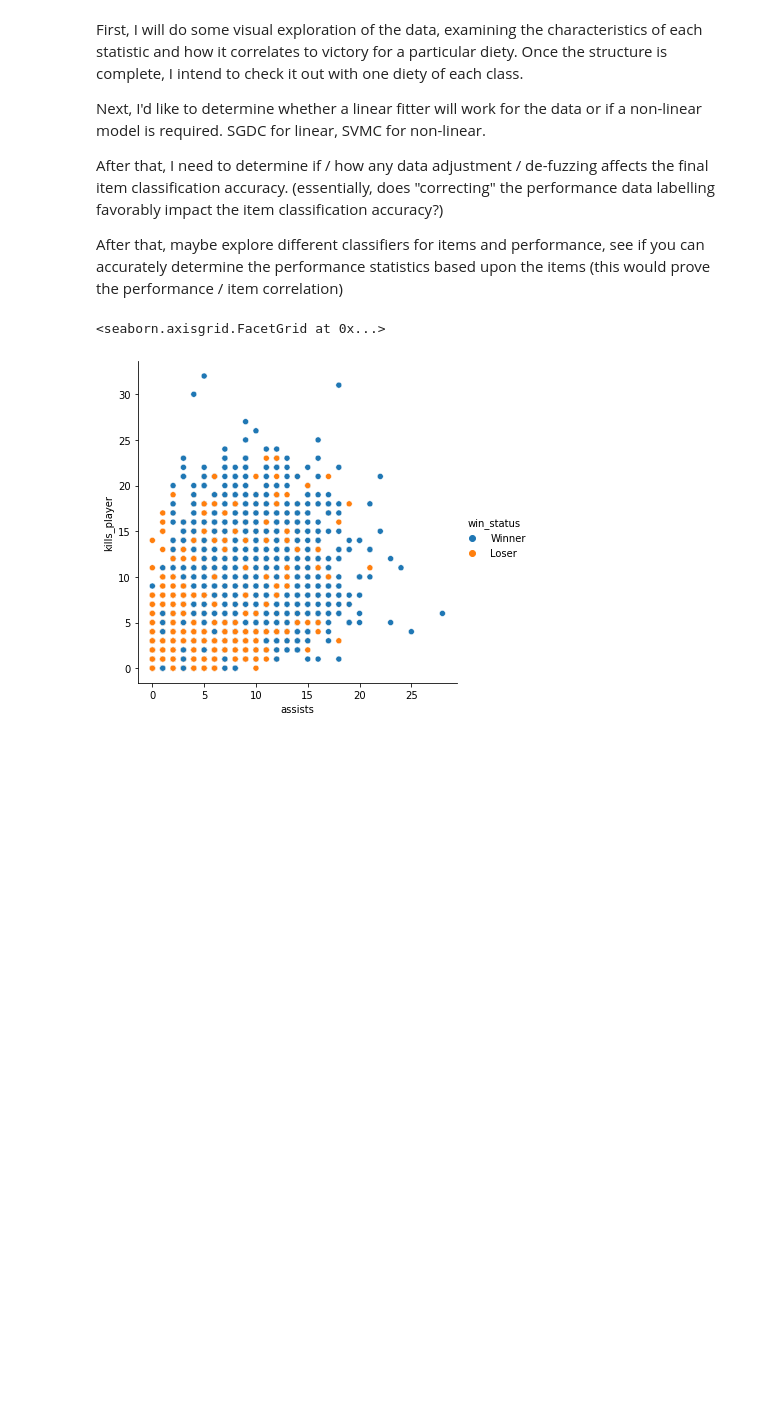
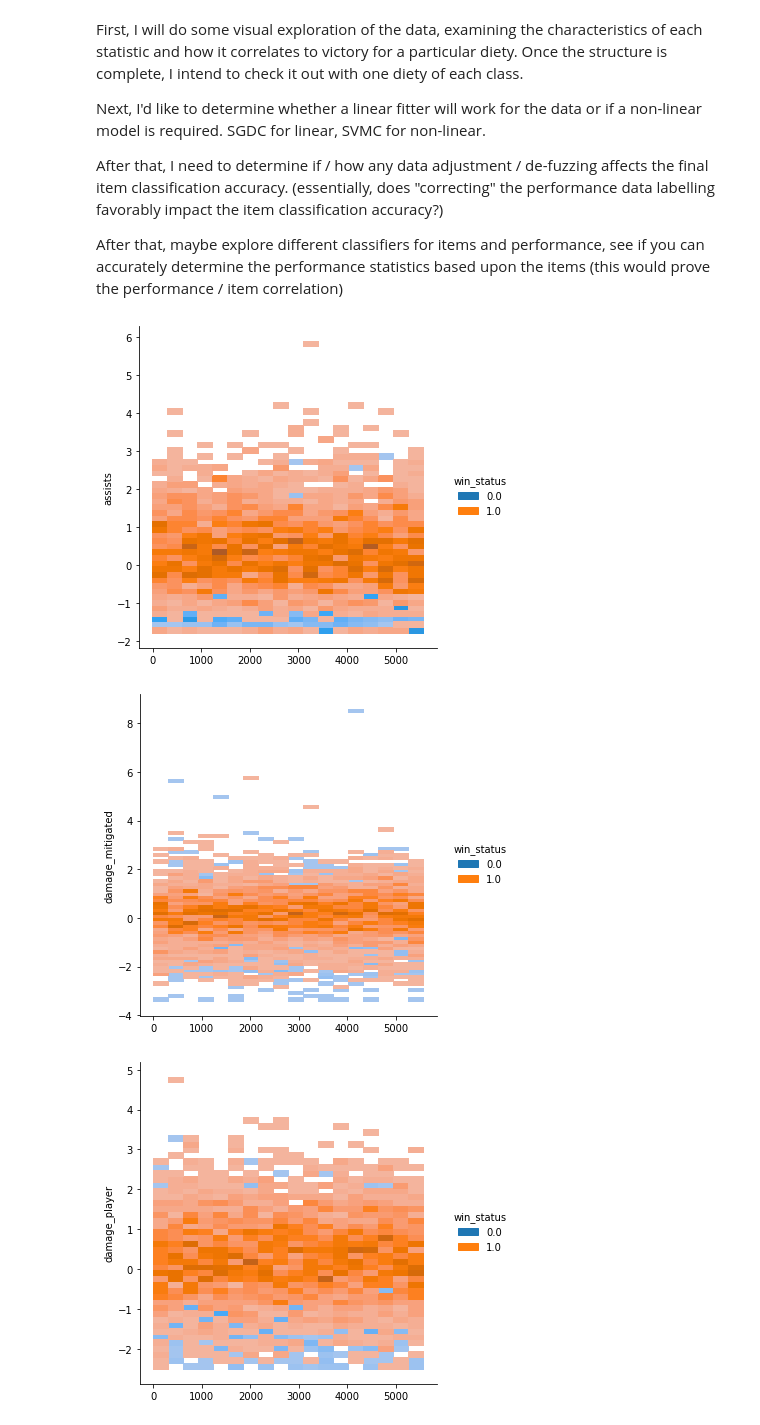
Before and after one commit to JackStillwell/SmiteBuilder, a Jupyter notebook: methodology.ipynb, the cells around one changed output. Cells and saved outputs as stored; diff of their text form; code cells hidden in the pictures; blank space fills up the shorter version.

Commit message:
data wrangling for pandas + seaborn visualization

```diff
--- a/methodology.ipynb
+++ b/methodology.ipynb
@@ -118,3 +108,7 @@ x["structure_damage"],
+# %%
+col_names = ('BIAS', 'assists', 'damage_mitigated', 'damage_player', 'damage_taken', 'deaths', 'healing', 'healing_player_self', 'kills_player', 'structure_damage', 'win_status')
+scaled_data = np.hstack((extract_performance_data(raw_data), extract_win_label(raw_data)))
+scaled_df = pd.DataFrame(scaled_data, columns=col_names)
 # %% [markdown]
 First, I will do some visual exploration of the data, examining the characteristics of each statistic and how it correlates to victory for a particular diety. Once the structure is complete, I intend to check it out with one diety of each class.
 
@@ -123,8 +117,10 @@ Next, I'd like to determine whether a linear fitter will work for the data or if
 After that, I need to determine if / how any data adjustment / de-fuzzing affects the final item classification accuracy. (essentially, does "correcting" the performance data labelling favorably impact the item classification accuracy?)
 
 After that, maybe explore different classifiers for items and performance, see if you can accurately determine the performance statistics based upon the items (this would prove the performance / item correlation)
-# %%
-sbn.relplot(data=df[['kills_player', 'assists', 'win_status']], x='assists', y='kills_player', hue='win_status')
-# %% [output]
-<seaborn.axisgrid.FacetGrid at 0x...>
-[figure, removed]
+# %%
+for col in ('assists', 'damage_mitigated', 'damage_player', 'damage_taken', 'deaths', 'healing', 'healing_player_self', 'kills_player', 'structure_damage'):
+    sbn.displot(data=scaled_df, x=df.index, y=col, hue='win_status')
+# %% [output]
+[figure, added]
+[figure, added]
+[figure, added]
```
Also changed, not shown: parts of 3 cells of this notebook.
